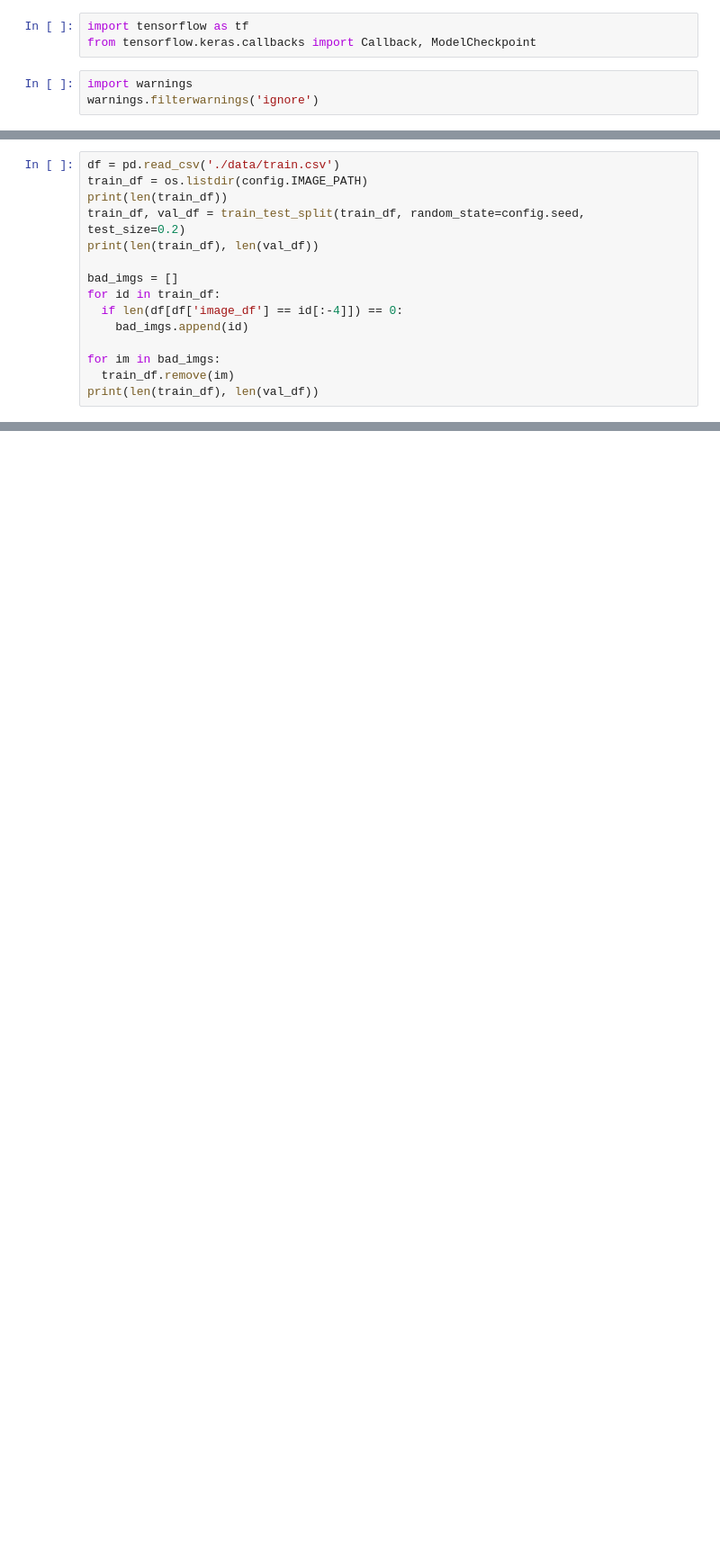
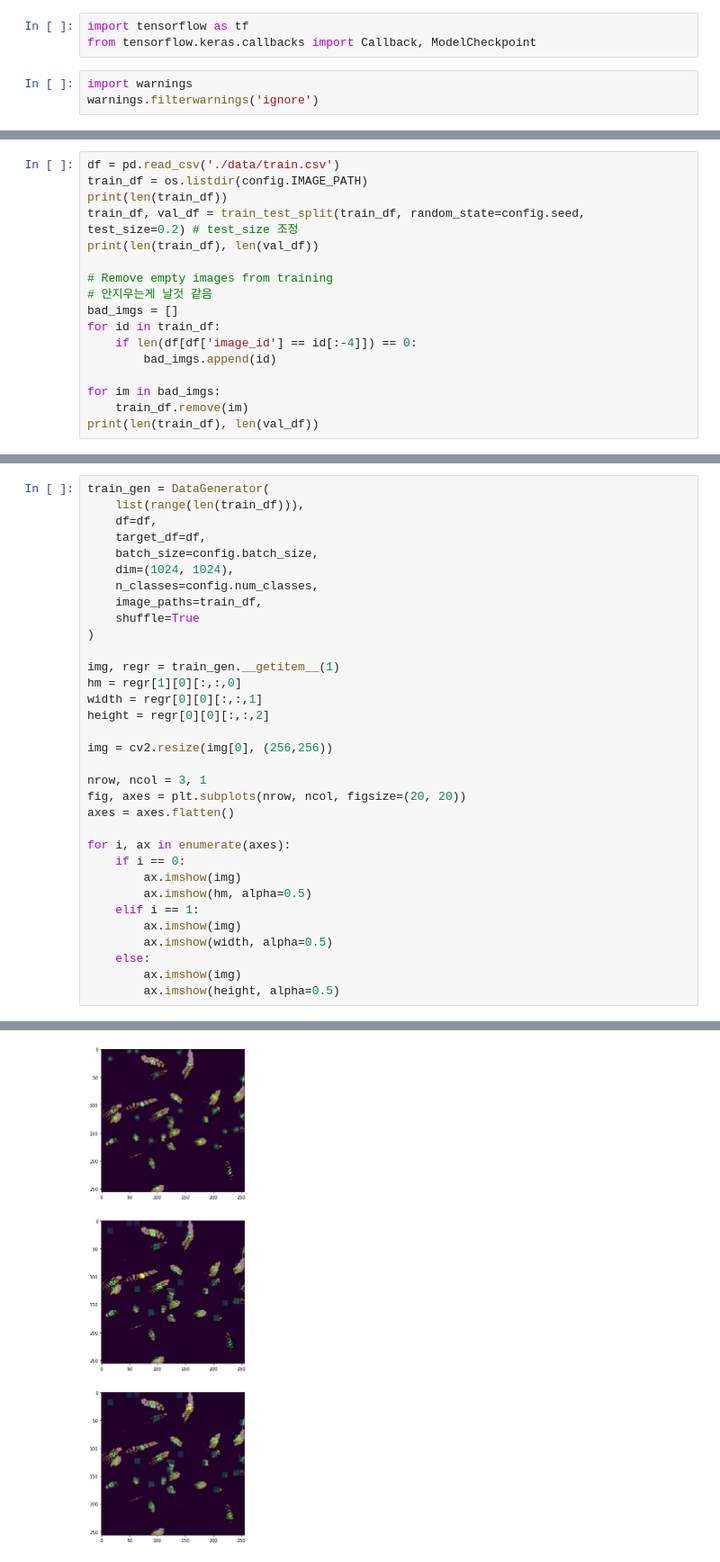
Before and after one commit to comojin1994/Deep_Learning_Study, a Jupyter notebook: Kaggle/Global_Wheat_Detection/Tutorial.ipynb, the cells around one changed output, grey strips where cells are left out. Shown: that part at 90% size. Saved outputs shown, nothing was run; the diff lists cells and outputs as text; blank space fills up the shorter version.

```diff
--- a/Kaggle/Global_Wheat_Detection/Tutorial.ipynb
+++ b/Kaggle/Global_Wheat_Detection/Tutorial.ipynb
@@ -43,14 +38,16 @@ seed_everything(config.seed)
 df = pd.read_csv('./data/train.csv')
 train_df = os.listdir(config.IMAGE_PATH)
 print(len(train_df))
-train_df, val_df = train_test_split(train_df, random_state=config.seed, test_size=0.2)
+train_df, val_df = train_test_split(train_df, random_state=config.seed, test_size=0.2) # test_size 조정
 print(len(train_df), len(val_df))
 
+# Remove empty images from training
+# 안지우는게 날것 같음
 bad_imgs = []
 for id in train_df:
-  if len(df[df['image_df'] == id[:-4]]) == 0:
-    bad_imgs.append(id)
+    if len(df[df['image_id'] == id[:-4]]) == 0:
+        bad_imgs.append(id)
 
 for im in bad_imgs:
-  train_df.remove(im)
+    train_df.remove(im)
 print(len(train_df), len(val_df))
@@ -56,0 +239,34 @@ print(len(train_df), len(val_df))
+# %%
+train_gen = DataGenerator(
+    list(range(len(train_df))),
+    df=df,
+    target_df=df,
+    batch_size=config.batch_size,
+    dim=(1024, 1024),
+    n_classes=config.num_classes,
+    image_paths=train_df,
+    shuffle=True
+)
+
+img, regr = train_gen.__getitem__(1)
+hm = regr[1][0][:,:,0]
+width = regr[0][0][:,:,1]
+height = regr[0][0][:,:,2]
+
+img = cv2.resize(img[0], (256,256))
+
+nrow, ncol = 3, 1
+fig, axes = plt.subplots(nrow, ncol, figsize=(20, 20))
+axes = axes.flatten()
+
+for i, ax in enumerate(axes):
+    if i == 0:
+        ax.imshow(img)
+        ax.imshow(hm, alpha=0.5)
+    elif i == 1:
+        ax.imshow(img)
+        ax.imshow(width, alpha=0.5)
+    else:
+        ax.imshow(img)
+        ax.imshow(height, alpha=0.5)
+# %% [output]
@@ -56,0 +276 @@ print(len(train_df), len(val_df))
+[figure, added]
```
Also changed, not shown: parts of 24 cells of this notebook.
